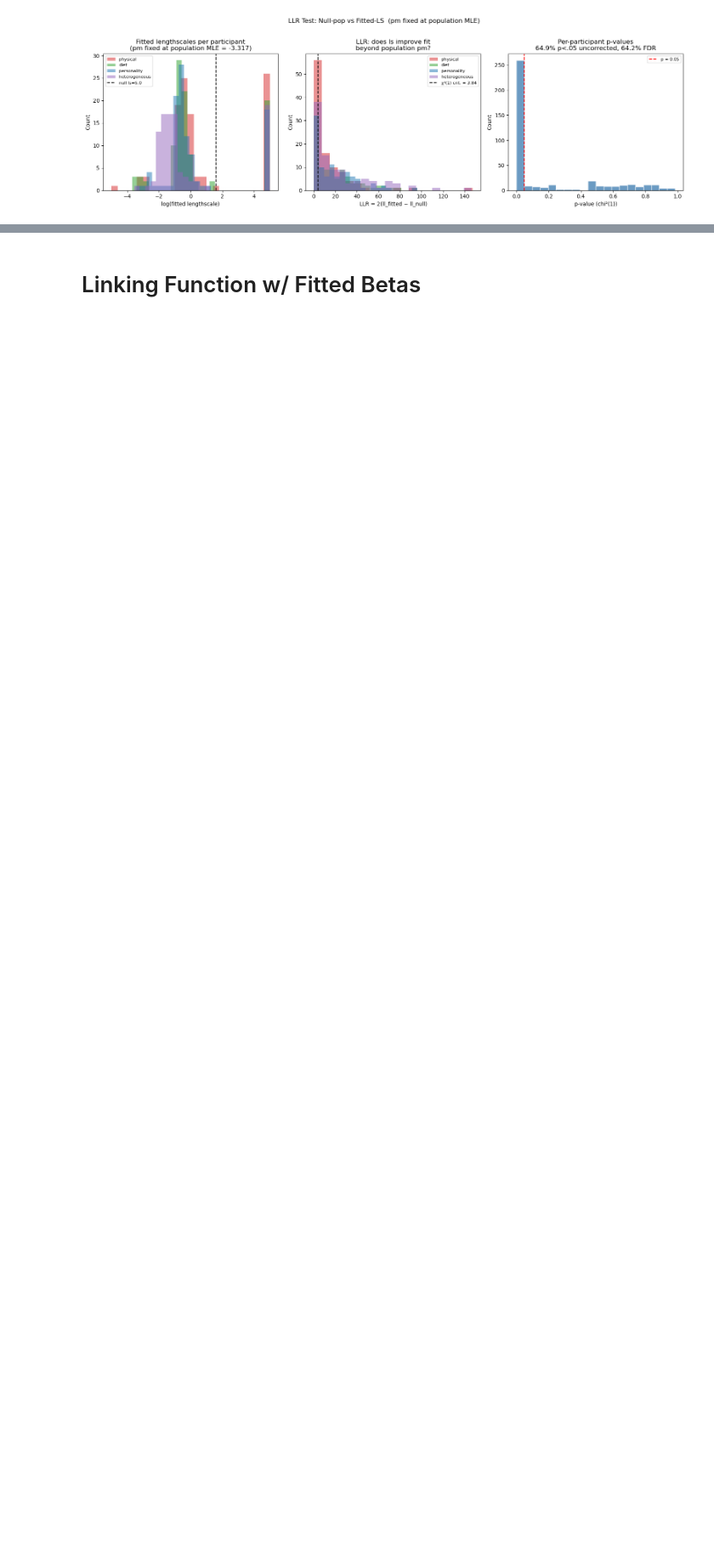
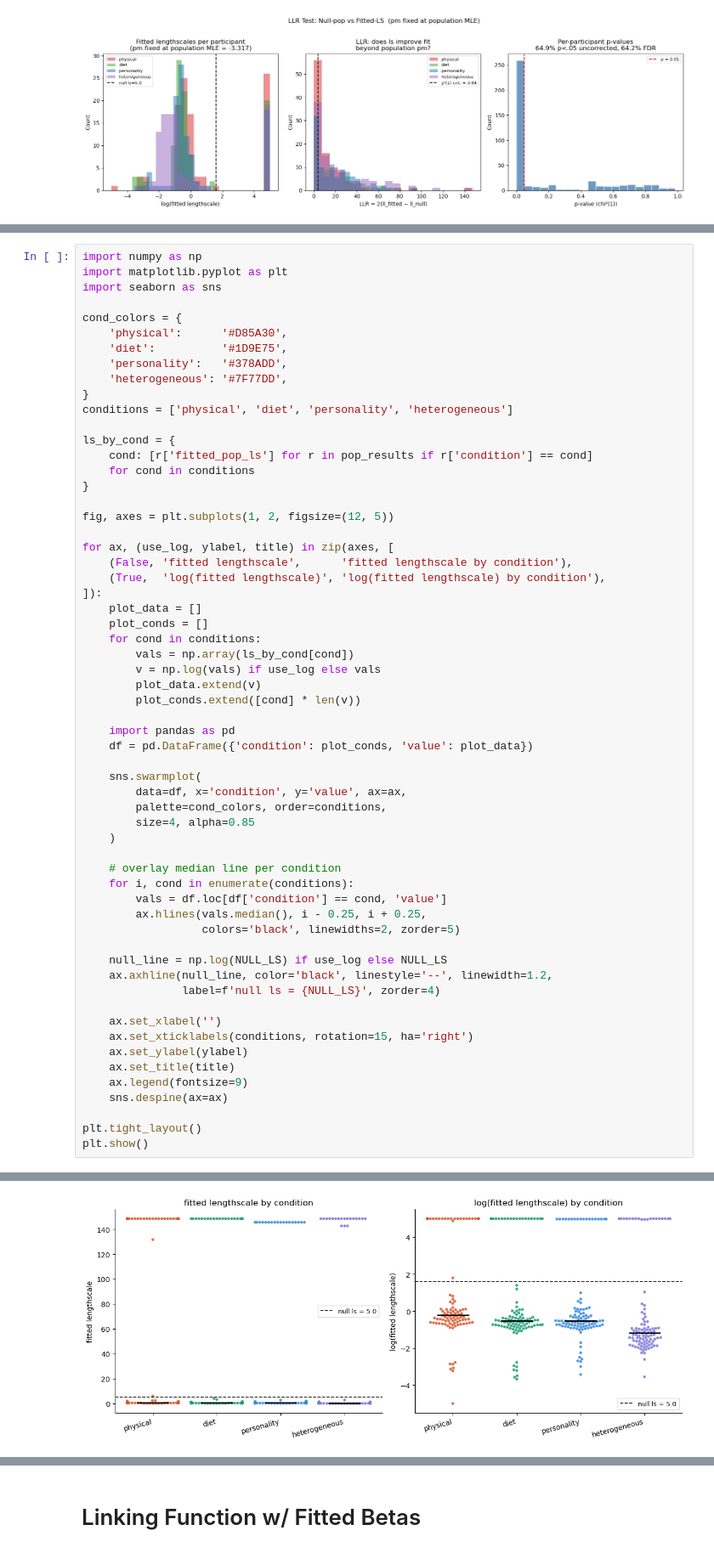
Before and after one commit to mariannazhang/compgenerics, a Jupyter notebook: model/gp/model-gp-study9.ipynb, the cells around one changed output, grey strips where cells are left out. Shown at 85% size. Drawn from its saved outputs; the diff is of its cells as text; blank space fills up the shorter version.

```diff
--- a/model/gp/model-gp-study9.ipynb
+++ b/model/gp/model-gp-study9.ipynb
@@ -1385,0 +1446,61 @@ Aggregate LLR (all 402 participants): 7539.63, chi²(df=402), p=0
+# %%
+import numpy as np
+import matplotlib.pyplot as plt
+import seaborn as sns
+
+cond_colors = {
+    'physical':      '#D85A30',
+    'diet':          '#1D9E75',
+    'personality':   '#378ADD',
+    'heterogeneous': '#7F77DD',
+}
+conditions = ['physical', 'diet', 'personality', 'heterogeneous']
+
+ls_by_cond = {
+    cond: [r['fitted_pop_ls'] for r in pop_results if r['condition'] == cond]
+    for cond in conditions
+}
+
+fig, axes = plt.subplots(1, 2, figsize=(12, 5))
+
+for ax, (use_log, ylabel, title) in zip(axes, [
+    (False, 'fitted lengthscale',      'fitted lengthscale by condition'),
+    (True,  'log(fitted lengthscale)', 'log(fitted lengthscale) by condition'),
+]):
+    plot_data = []
+    plot_conds = []
+    for cond in conditions:
+        vals = np.array(ls_by_cond[cond])
+        v = np.log(vals) if use_log else vals
+        plot_data.extend(v)
+        plot_conds.extend([cond] * len(v))
+
+    import pandas as pd
+    df = pd.DataFrame({'condition': plot_conds, 'value': plot_data})
+
+    sns.swarmplot(
+        data=df, x='condition', y='value', ax=ax,
+        palette=cond_colors, order=conditions,
+        size=4, alpha=0.85
+    )
+
+    # overlay median line per condition
+    for i, cond in enumerate(conditions):
+        vals = df.loc[df['condition'] == cond, 'value']
+        ax.hlines(vals.median(), i - 0.25, i + 0.25,
+                  colors='black', linewidths=2, zorder=5)
+
+    null_line = np.log(NULL_LS) if use_log else NULL_LS
+    ax.axhline(null_line, color='black', linestyle='--', linewidth=1.2,
+               label=f'null ls = {NULL_LS}', zorder=4)
+
+    ax.set_xlabel('')
+    ax.set_xticklabels(conditions, rotation=15, ha='right')
+    ax.set_ylabel(ylabel)
+    ax.set_title(title)
+    ax.legend(fontsize=9)
+    sns.despine(ax=ax)
+
+plt.tight_layout()
+plt.show()
+# %% [output]
@@ -1385,0 +1514 @@ Aggregate LLR (all 402 participants): 7539.63, chi²(df=402), p=0
+[figure, added]
```
Also changed, not shown: parts of 5 cells of this notebook.
